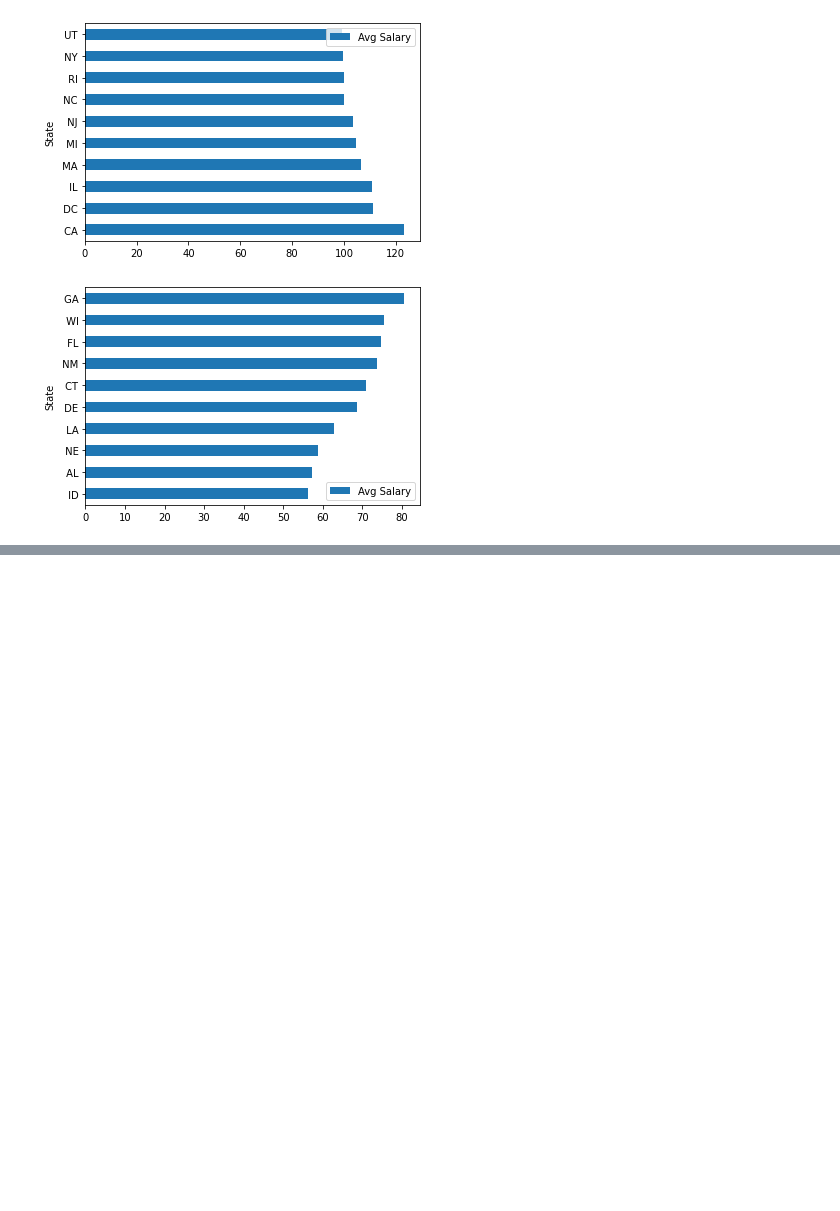
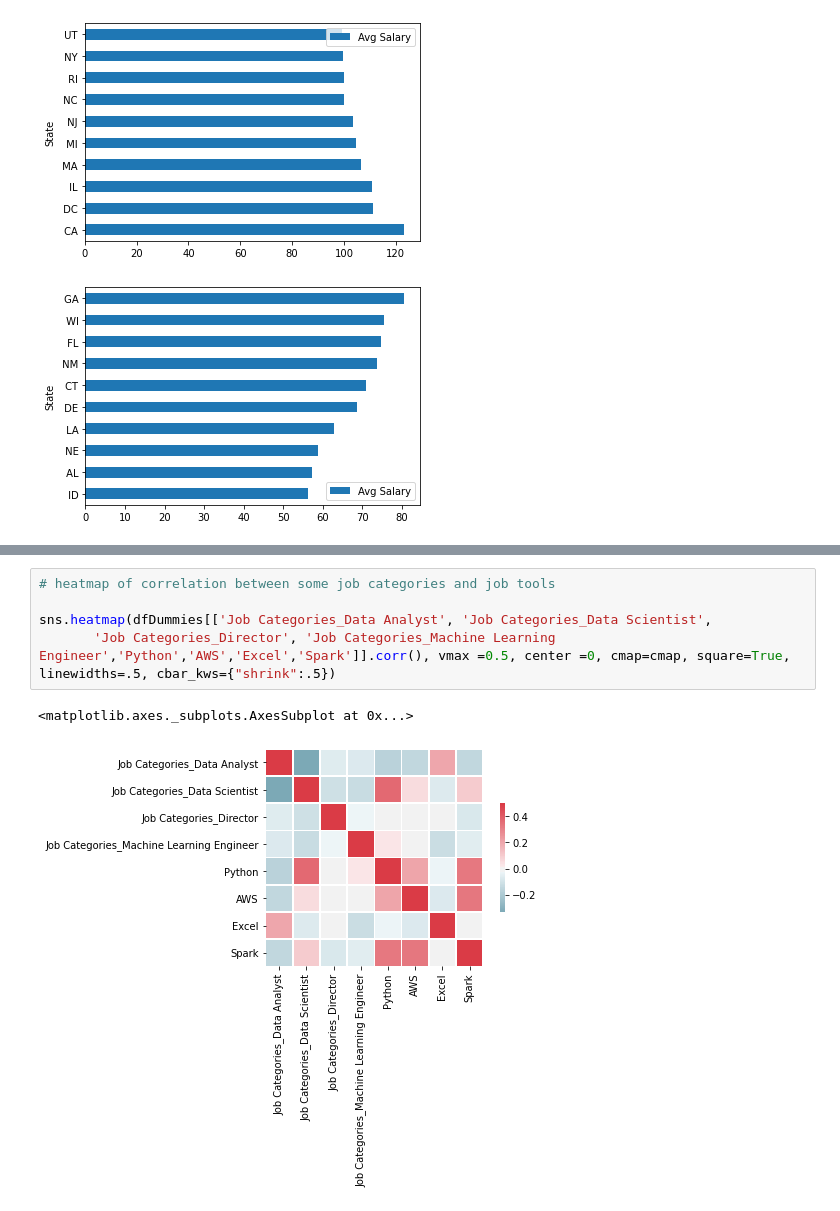
Before and after one commit to Aviost111/ds_project, a Jupyter notebook: GLASSDOOR SALARY PREDICTION PROJECT.ipynb, the cells around one changed output, grey strips where cells are left out. Cells and saved outputs as stored; diff of their text form; blank space fills up the shorter version.

```diff
--- a/GLASSDOOR SALARY PREDICTION PROJECT.ipynb
+++ b/GLASSDOOR SALARY PREDICTION PROJECT.ipynb
@@ -618,0 +643,8 @@ The above graphs reveal that there is great variability in the average salary de
+# %%
+# heatmap of correlation between some job categories and job tools
+
+sns.heatmap(dfDummies[['Job Categories_Data Analyst', 'Job Categories_Data Scientist',
+       'Job Categories_Director', 'Job Categories_Machine Learning Engineer','Python','AWS','Excel','Spark']].corr(), vmax =0.5, center =0, cmap=cmap, square=True, linewidths=.5, cbar_kws={"shrink":.5})
+# %% [output]
+<matplotlib.axes._subplots.AxesSubplot at 0x...>
+[figure, added]
```
Also changed, not shown: parts of 10 cells of this notebook, 1 other file.
